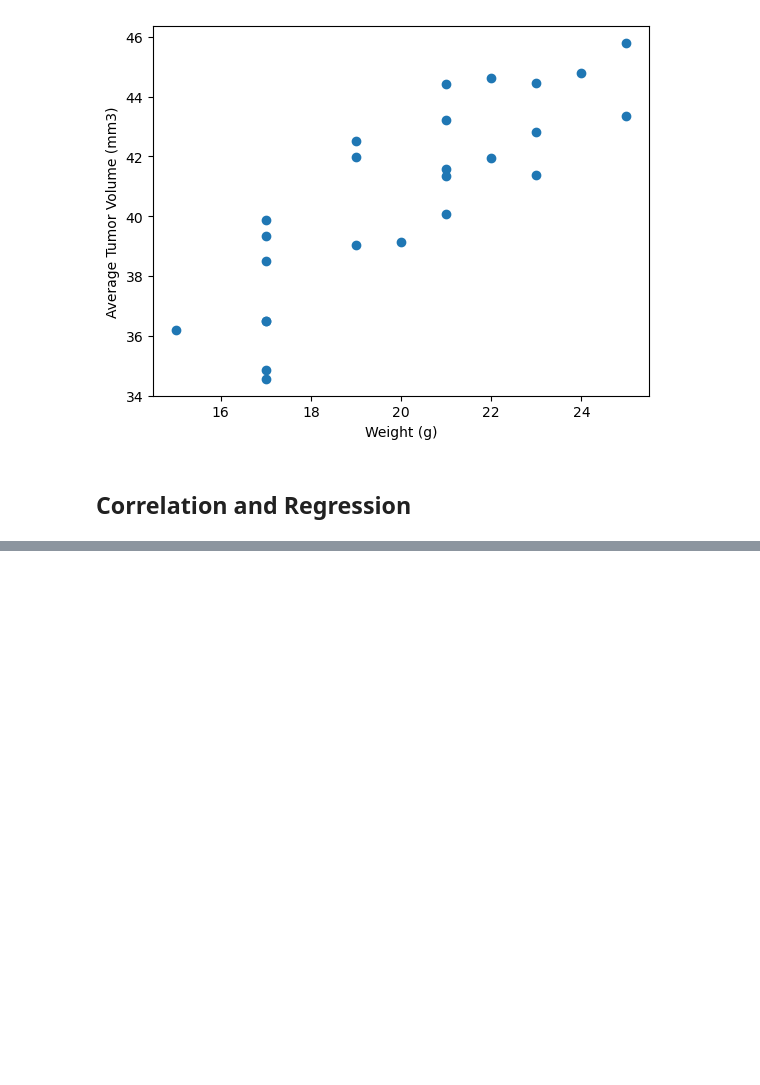
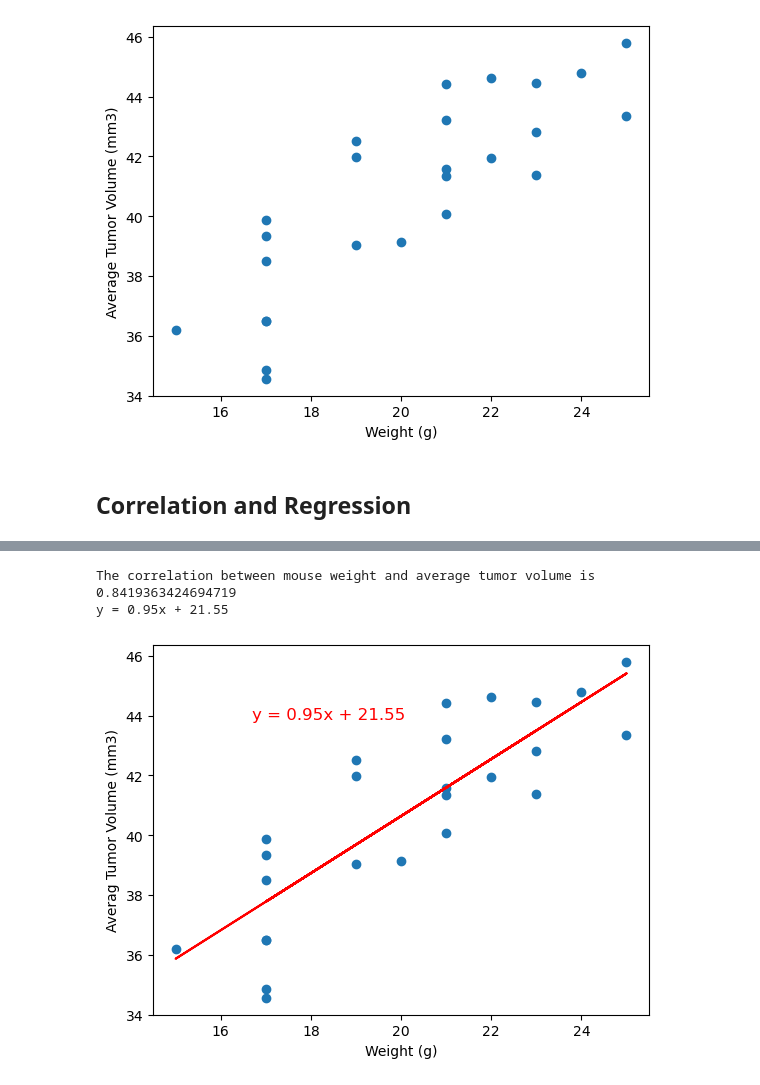
Before and after one commit to GueroGuero/matplotlib-challenge, a Jupyter notebook: Pymaceuticals/pymaceuticals_starter.ipynb, the cells around one changed output, grey strips where cells are left out. Cells and saved outputs as stored; diff of their text form; code cells hidden in the pictures; blank space fills up the shorter version.

```diff
--- a/Pymaceuticals/pymaceuticals_starter.ipynb
+++ b/Pymaceuticals/pymaceuticals_starter.ipynb
@@ -274,5 +290,10 @@ plt.xticks([1, 2, 3, 4], ['Capomulin', 'Ramicane', 'Infubinol', 'Ceftamin'])
 # %%
 # Generate a scatter plot of mouse weight vs. the average observed tumor volume for the entire Capomulin regimen
+avg_cap_weight = cap_treatment.groupby(["Mouse ID"]).mean()
+plt.scatter(avg_cap_weight['Weight (g)'], avg_cap_weight['Tumor Volume (mm3)'])
+plt.xlabel("Weight (g)")
+plt.ylabel("Average Tumor Volume (mm3)")
+plt.show()
 # %% [output]
 [figure]
 # %% [markdown]
@@ -285,0 +301,29 @@ The correlation between mouse weight and the average tumor volume is 0.84
+# %%
+# Calculate the correlation coefficient and a linear regression model
+# for mouse weight and average observed tumor volume for the entire Capomulin regimen
+corcoef = st.pearsonr(avg_cap_weight['Weight (g)'], avg_cap_weight['Tumor Volume (mm3)'])[0]
+print(f"The correlation between mouse weight and average tumor volume is {corcoef}")
+
+#make scatter plot
+plt.scatter(avg_cap_weight['Weight (g)'],avg_cap_weight['Tumor Volume (mm3)'])
+plt.xlabel("Weight (g)")
+plt.ylabel("Averag Tumor Volume (mm3)")
+
+#variables for lin regression
+lin_x_values = avg_cap_weight['Weight (g)']
+lin_y_values = avg_cap_weight['Tumor Volume (mm3)']
+
+#develop equation
+(slope, intercept, rvalue, pvalue, stderr) = linregress(lin_x_values, lin_y_values)
+regress_values = lin_x_values * slope + intercept
+equation = "y = " + str(round(slope,2)) + "x + " + str(round(intercept,2))
+print(equation)
+
+#add equation & line onto plot
+plt.annotate(equation, xy=(20,40), xycoords="data",xytext=(0.2, 0.80), textcoords="axes fraction", fontsize=12,color="red")
+plt.plot(lin_x_values,regress_values,"r-")
+plt.show()
+# %% [output]
+The correlation between mouse weight and average tumor volume is 0.8419363424694719
+y = 0.95x + 21.55
+[figure, added]
```
Also changed, not shown: parts of 4 cells of this notebook.
